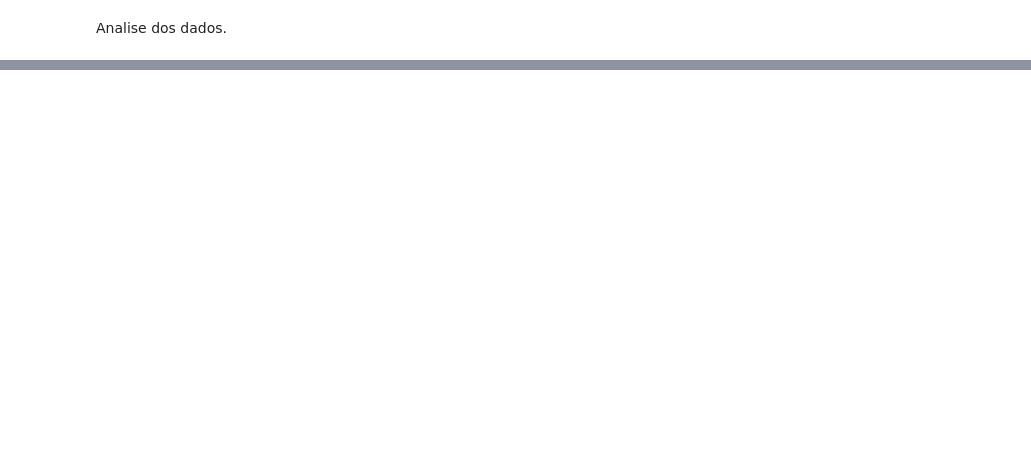
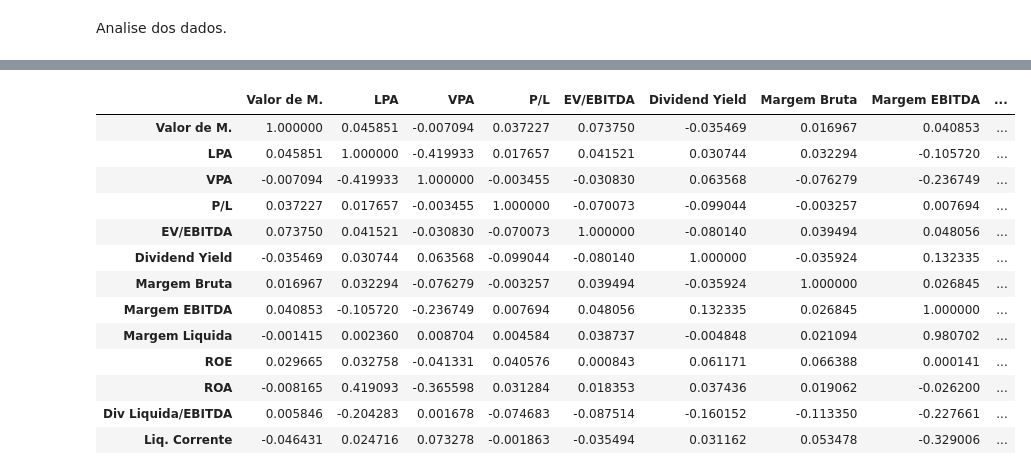
Before and after one commit to MessiasOli/aula_am_acoes, a Jupyter notebook: tratativa-dados.ipynb, the cells around one changed output, grey strips where cells are left out. Drawn from its saved outputs; the diff is of its cells as text; code cells hidden in the pictures; blank space fills up the shorter version.

```diff
--- a/tratativa-dados.ipynb
+++ b/tratativa-dados.ipynb
@@ -31,0 +63,17 @@ print(df.head())
+# %%
+df.corr()
+# %% [output]
+|  | Valor de M. | LPA | VPA | P/L | EV/EBITDA | Dividend Yield | Margem Bruta | Margem EBITDA | ... |
+| Valor de M. | 1.000000 | 0.045851 | -0.007094 | 0.037227 | 0.073750 | -0.035469 | 0.016967 | 0.040853 | ... |
+| LPA | 0.045851 | 1.000000 | -0.419933 | 0.017657 | 0.041521 | 0.030744 | 0.032294 | -0.105720 | ... |
+| VPA | -0.007094 | -0.419933 | 1.000000 | -0.003455 | -0.030830 | 0.063568 | -0.076279 | -0.236749 | ... |
+| P/L | 0.037227 | 0.017657 | -0.003455 | 1.000000 | -0.070073 | -0.099044 | -0.003257 | 0.007694 | ... |
+| EV/EBITDA | 0.073750 | 0.041521 | -0.030830 | -0.070073 | 1.000000 | -0.080140 | 0.039494 | 0.048056 | ... |
+| Dividend Yield | -0.035469 | 0.030744 | 0.063568 | -0.099044 | -0.080140 | 1.000000 | -0.035924 | 0.132335 | ... |
+| Margem Bruta | 0.016967 | 0.032294 | -0.076279 | -0.003257 | 0.039494 | -0.035924 | 1.000000 | 0.026845 | ... |
+| Margem EBITDA | 0.040853 | -0.105720 | -0.236749 | 0.007694 | 0.048056 | 0.132335 | 0.026845 | 1.000000 | ... |
+| Margem Liquida | -0.001415 | 0.002360 | 0.008704 | 0.004584 | 0.038737 | -0.004848 | 0.021094 | 0.980702 | ... |
+| ROE | 0.029665 | 0.032758 | -0.041331 | 0.040576 | 0.000843 | 0.061171 | 0.066388 | 0.000141 | ... |
+| ROA | -0.008165 | 0.419093 | -0.365598 | 0.031284 | 0.018353 | 0.037436 | 0.019062 | -0.026200 | ... |
+| Div Liquida/EBITDA | 0.005846 | -0.204283 | 0.001678 | -0.074683 | -0.087514 | -0.160152 | -0.113350 | -0.227661 | ... |
+| Liq. Corrente | -0.046431 | 0.024716 | 0.073278 | -0.001863 | -0.035494 | 0.031162 | 0.053478 | -0.329006 | ... |
```
Also changed, not shown: parts of 5 cells of this notebook, 2 other files.
